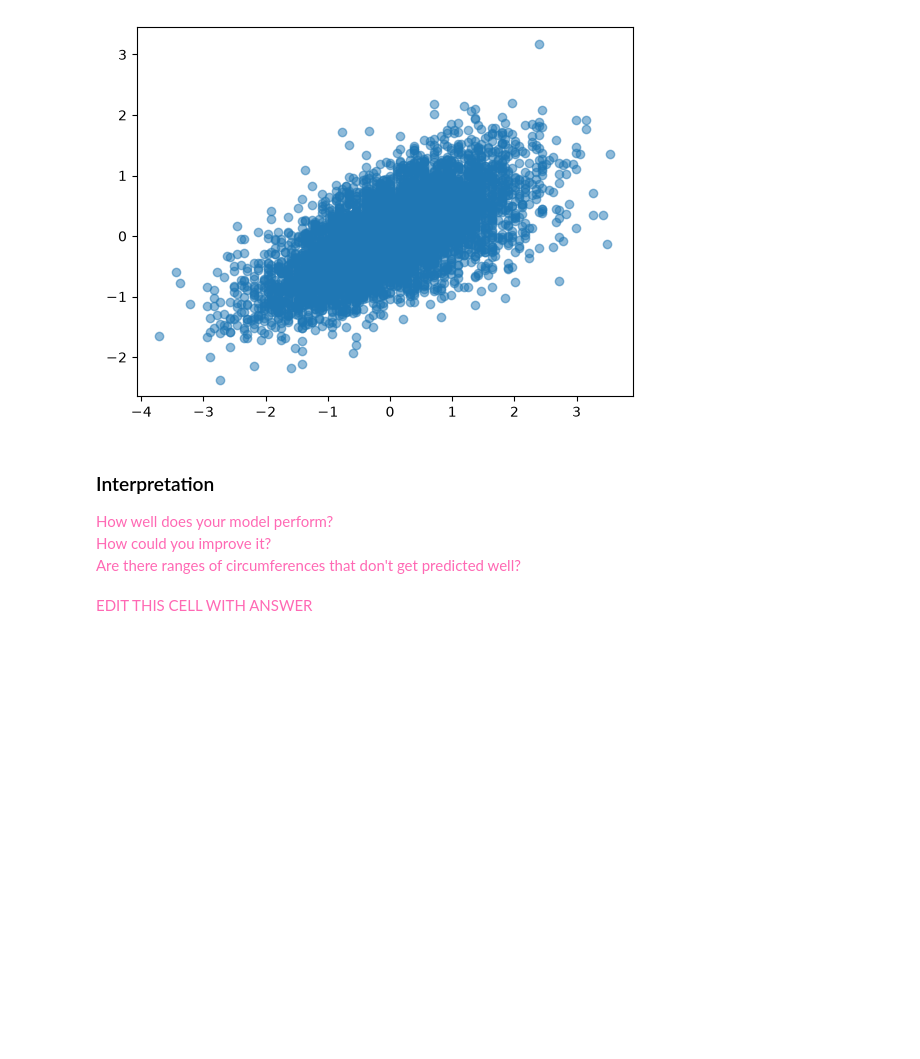
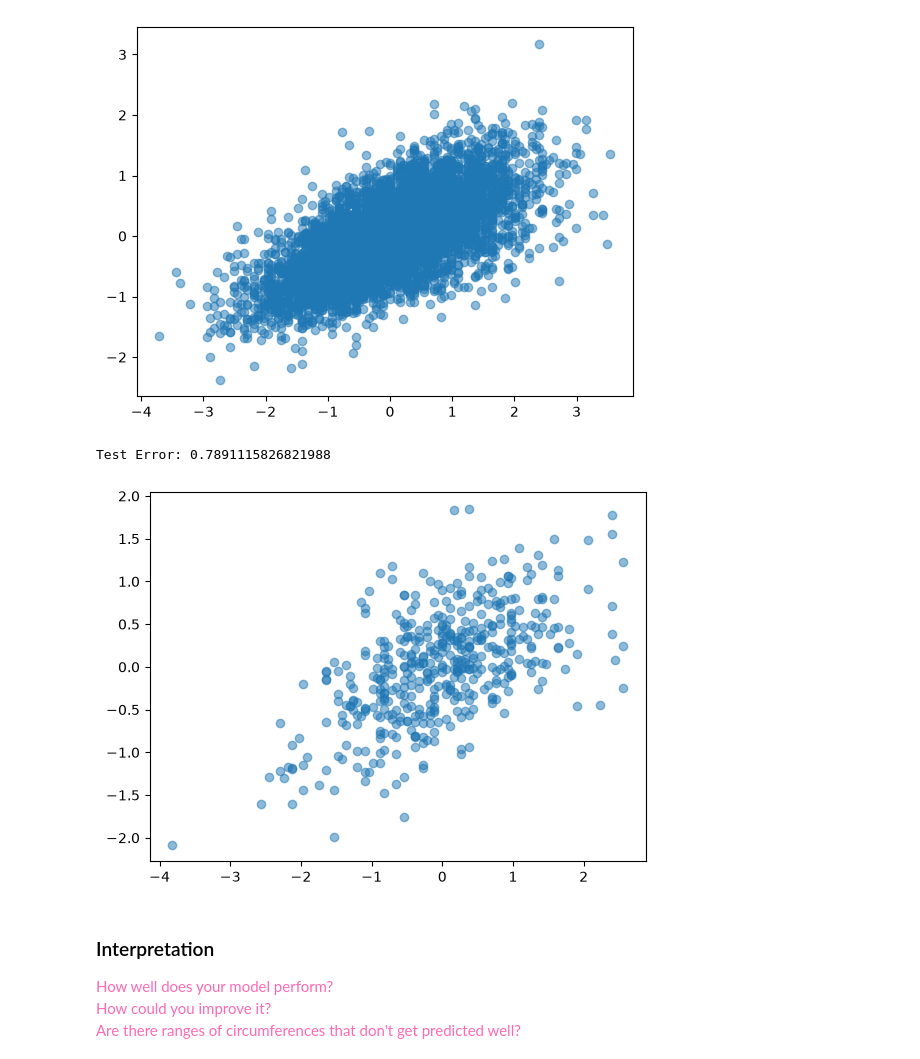
Before and after one commit to AI-ML-Fall-26-Zain-Organization/Homework07_ZAV, a Jupyter notebook: Homework07.ipynb, the cells around one changed output. Drawn from its saved outputs; the diff is of its cells as text; code cells hidden in the pictures; blank space fills up the shorter version.

```diff
--- a/Homework07.ipynb
+++ b/Homework07.ipynb
@@ -229,10 +231,21 @@ ansur_test_encoded_df[["gender"]] = g_vals
 ansur_test_scaled_df = scaler.transform(ansur_test_encoded_df)
 # %%
 ## Run model on test data
+test_scaled_df = pd.DataFrame(ansur_test_scaled_df, columns=ansur_test_encoded_df.columns)
+
+X_test = test_scaled_df.drop(columns=['head.circumference'])
+y_test = test_scaled_df['head.circumference']
+test_predictions = model.predict(X_test)
 
 ## Measure error on test data
+print("Test Error:", regression_error(y_test, test_predictions))
 
 ## Plot predictions and interpret results
+plt.scatter(y_test, test_predictions, alpha=0.5)
+plt.show()
+# %% [output]
+Test Error: 0.7891115826821988
+[figure, added]
 # %% [markdown]
 ### Interpretation
 
@@ -241,5 +254,3 @@ How well does your model perform?<br>
 How could you improve it?<br>
 Are there ranges of circumferences that don't get predicted well?
 </span>
-# %% [markdown]
-<span style="color:hotpink;">EDIT THIS CELL WITH ANSWER</span>
```
Also changed, not shown: parts of 2 cells of this notebook.
